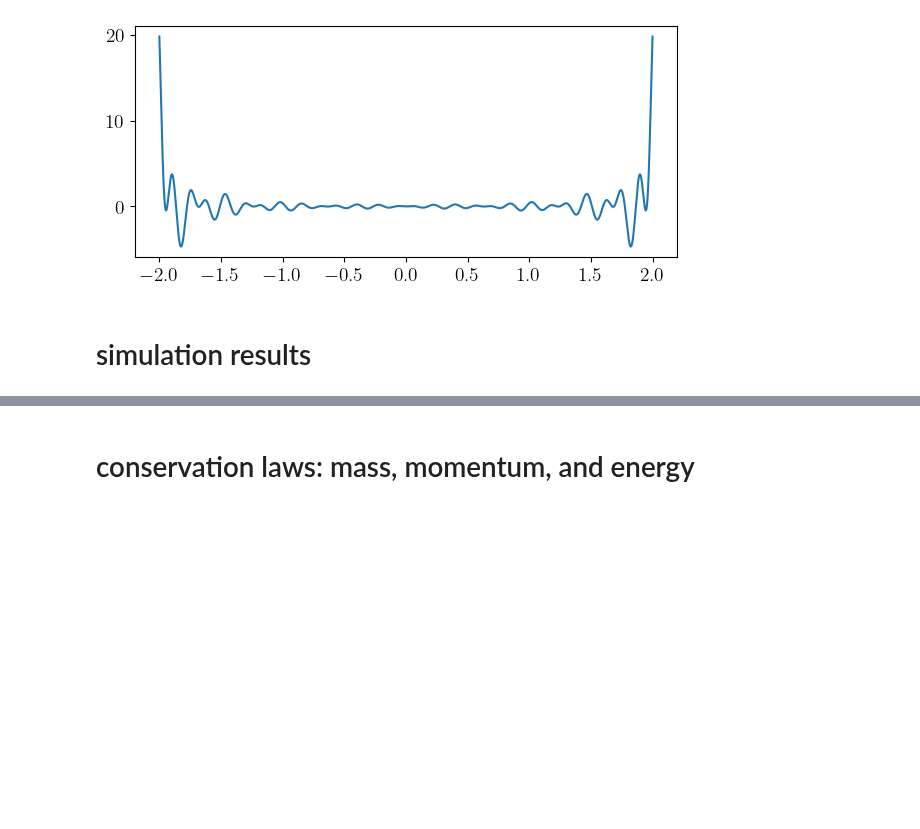
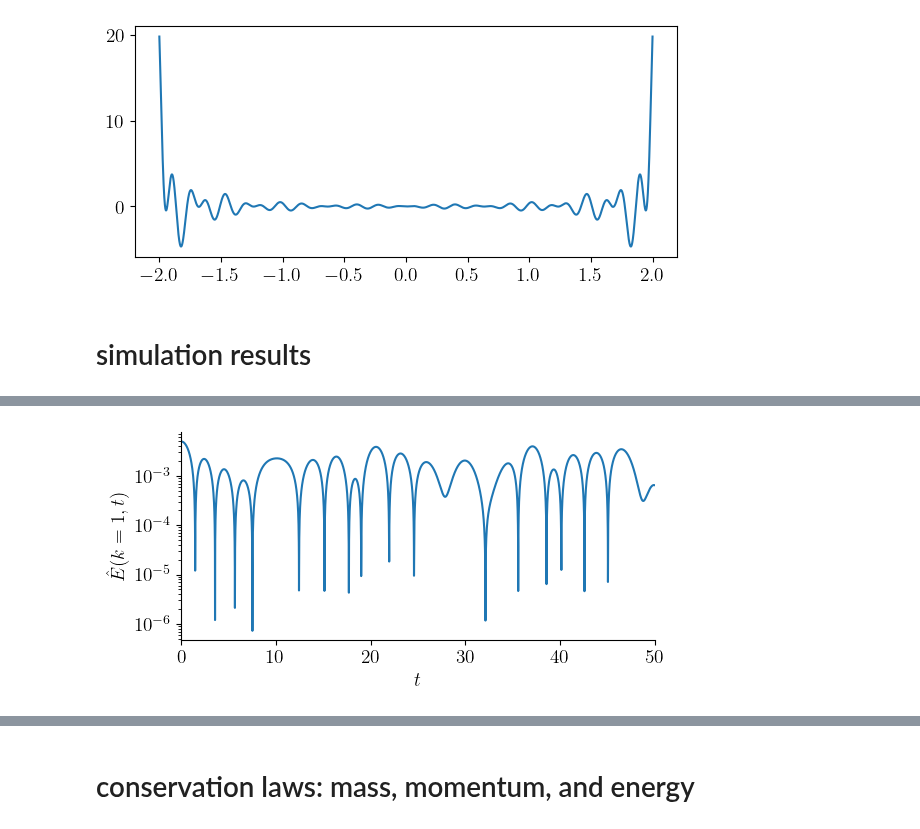
Before and after one commit to opaliss/mixed_methods, a Jupyter notebook: analysis/mixed_method_2/weak_landau_damping_mixed_method_2.ipynb, the cells around one changed output, grey strips where cells are left out. Drawn from its saved outputs; the diff is of its cells as text; code cells hidden in the pictures; blank space fills up the shorter version.

```diff
--- a/analysis/mixed_method_2/weak_landau_damping_mixed_method_2.ipynb
+++ b/analysis/mixed_method_2/weak_landau_damping_mixed_method_2.ipynb
@@ -210,3 +210,16 @@ if setup.construct_integrals:
+# %%
+fig, ax = plt.subplots(figsize=(6, 3))
+ax.plot(sol_midpoint_t, np.abs(np.fft.fft(E_midpoint, axis=0, norm="forward")[1, :]))
+ax.set_yscale("log")
+ax.spines['right'].set_visible(False)
+ax.spines['top'].set_visible(False)
+ax.set_xlabel("$t$")
+ax.set_ylabel("$\hat{E}(k=1, t)$")
+ax.set_xlim(0, 50)
+plt.tight_layout()
+plt.savefig("../../figures/mixed_method_2/weak_landau/E1_MM2.png", dpi=300)
+# %% [output]
+[figure, added]
 # %%
 # plot the electric field
 fig, ax = plt.subplots(figsize=(6, 3))
```
Also changed, not shown: parts of 21 cells of this notebook, 8 other files.
